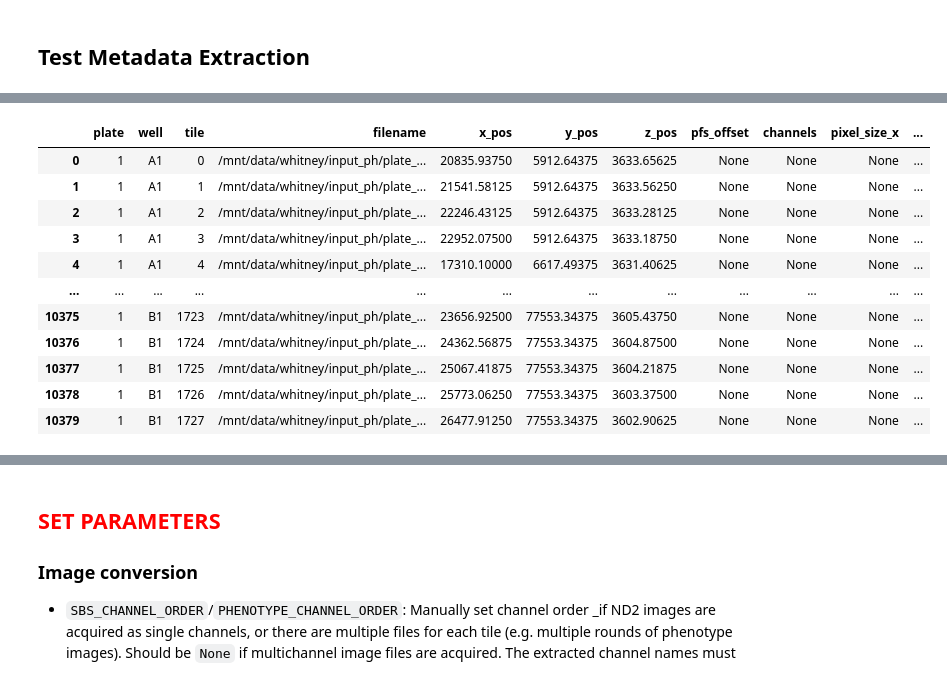
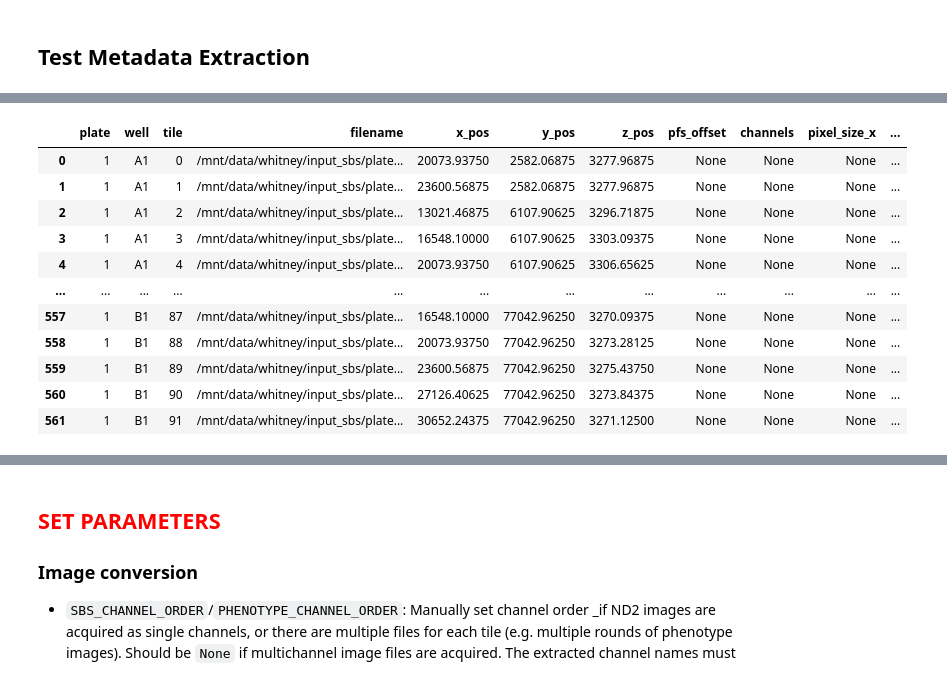
Before and after one commit to cheeseman-lab/whitney-analysis, a Jupyter notebook: analysis/0.configure_preprocess_params.ipynb, the cells around one changed output, grey strips where cells are left out. Saved outputs shown, nothing was run; the diff lists cells and outputs as text; code cells hidden in the pictures.

Commit message:
full plate 1 preprocessing, including sbs plate 1

```diff
--- a/analysis/0.configure_preprocess_params.ipynb
+++ b/analysis/0.configure_preprocess_params.ipynb
@@ -321,11 +349,11 @@ Phenotype wildcard combos (tile organization):
 - `*_METADATA_SAMPLES_DF_FP`: Where to save the metadata file inventory
 # %%
 # Set metadata extraction parameters
-SBS_METADATA_IMAGES_DIR_FP = None
-SBS_METADATA_PATH_PATTERN = None
-SBS_METADATA_PATH_METADATA = None
-SBS_METADATA_ORDER_TYPE = None
-SBS_METADATA_SAMPLES_DF_FP = None
+SBS_METADATA_IMAGES_DIR_FP = Path("/mnt/data/whitney/input_sbs/")
+SBS_METADATA_PATH_PATTERN = r"plate_(\d+)/c(\d+)/[^/]+/0/coordinates\.csv"
+SBS_METADATA_PATH_METADATA =  ["plate", "cycle"]
+SBS_METADATA_ORDER_TYPE = {"plate": int, "cycle": int}
+SBS_METADATA_SAMPLES_DF_FP = "config/sbs_metadata_samples.tsv"
 
 PHENOTYPE_METADATA_IMAGES_DIR_FP = Path("/mnt/data/whitney/input_ph/")
 PHENOTYPE_METADATA_PATH_PATTERN = r"plate_(\d+)/round_(\d+)/[^/]+/0/coordinates\.csv"
@@ -375,36 +416,36 @@ Phenotype metadata files found:
 # %% [markdown]
 ## Test Metadata Extraction
 # %%
-# if len(sbs_samples) > 0:
-#     print("Testing SBS metadata extraction...")
+if len(sbs_samples) > 0:
+    print("Testing SBS metadata extraction...")
 
-#     # Get metadata file for this specific sample
-#     if len(sbs_metadata_samples) > 0:
-#         # Find matching metadata file
-#         test_metadata_file = get_sample_fps(
-#             sbs_metadata_samples,
-#             plate=sbs_samples["plate"].iloc[0],
-#             cycle=sbs_samples["cycle"].iloc[0] if "cycle" in sbs_samples.columns else None
-#         )
-#         print(f"Using metadata file: {test_metadata_file}")
-#     else:
-#         test_metadata_file = None
-#         print("No metadata files - extracting from image files")
+    # Get metadata file for this specific sample
+    if len(sbs_metadata_samples) > 0:
+        # Find matching metadata file
+        test_metadata_file = get_sample_fps(
+            sbs_metadata_samples,
+            plate=sbs_samples["plate"].iloc[0],
+            cycle=sbs_samples["cycle"].iloc[0] if "cycle" in sbs_samples.columns else None
+        )
+        print(f"Using metadata file: {test_metadata_file}")
+    else:
+        test_metadata_file = None
+        print("No metadata files - extracting from image files")
 
-#     # Extract metadata using unified function
-#     test_sbs_metadata = extract_metadata(
-#         sbs_samples["sample_fp"].iloc[0],
-#         plate=sbs_samples["plate"].iloc[0],
-#         well=sbs_samples["well"].iloc[0],
-#         tile=sbs_samples["tile"].iloc[0] if "tile" in sbs_samples.columns else 0,
-#         cycle=sbs_samples.get("cycle", [None]).iloc[0],
-#         data_format=SBS_DATA_FORMAT,
-#         data_organization=SBS_DATA_ORGANIZATION,
-#         metadata_file_path=test_metadata_file,
-#         verbose=True
-#     )
-#     print("SBS test metadata:")
-#     display(test_sbs_metadata)
+    # Extract metadata using unified function
+    test_sbs_metadata = extract_metadata(
+        sbs_samples["sample_fp"].iloc[0],
+        plate=sbs_samples["plate"].iloc[0],
+        well=sbs_samples["well"].iloc[0],
+        tile=sbs_samples["tile"].iloc[0] if "tile" in sbs_samples.columns else 0,
+        cycle=sbs_samples.get("cycle", [None]).iloc[0],
+        data_format=SBS_DATA_FORMAT,
+        data_organization=SBS_DATA_ORGANIZATION,
+        metadata_file_path=test_metadata_file,
+        verbose=True
+    )
+    print("SBS test metadata:")
+    display(test_sbs_metadata)
 
 # Test phenotype metadata extraction
 if len(phenotype_samples) > 0:
@@ -447,12 +488,12 @@ Phenotype test metadata:
 |  | plate | well | tile | filename | x_pos | y_pos | z_pos | pfs_offset | channels | pixel_size_x | ... |
-| 0 | 1 | A1 | 0 | /mnt/data/whitney/input_ph/plate_... | 20835.93750 | 5912.64375 | 3633.65625 | None | None | None | ... |
-| 1 | 1 | A1 | 1 | /mnt/data/whitney/input_ph/plate_... | 21541.58125 | 5912.64375 | 3633.56250 | None | None | None | ... |
-| 2 | 1 | A1 | 2 | /mnt/data/whitney/input_ph/plate_... | 22246.43125 | 5912.64375 | 3633.28125 | None | None | None | ... |
-| 3 | 1 | A1 | 3 | /mnt/data/whitney/input_ph/plate_... | 22952.07500 | 5912.64375 | 3633.18750 | None | None | None | ... |
-| 4 | 1 | A1 | 4 | /mnt/data/whitney/input_ph/plate_... | 17310.10000 | 6617.49375 | 3631.40625 | None | None | None | ... |
+| 0 | 1 | A1 | 0 | /mnt/data/whitney/input_sbs/plate... | 20073.93750 | 2582.06875 | 3277.96875 | None | None | None | ... |
+| 1 | 1 | A1 | 1 | /mnt/data/whitney/input_sbs/plate... | 23600.56875 | 2582.06875 | 3277.96875 | None | None | None | ... |
+| 2 | 1 | A1 | 2 | /mnt/data/whitney/input_sbs/plate... | 13021.46875 | 6107.90625 | 3296.71875 | None | None | None | ... |
+| 3 | 1 | A1 | 3 | /mnt/data/whitney/input_sbs/plate... | 16548.10000 | 6107.90625 | 3303.09375 | None | None | None | ... |
+| 4 | 1 | A1 | 4 | /mnt/data/whitney/input_sbs/plate... | 20073.93750 | 6107.90625 | 3306.65625 | None | None | None | ... |
 | ... | ... | ... | ... | ... | ... | ... | ... | ... | ... | ... | ... |
-| 10375 | 1 | B1 | 1723 | /mnt/data/whitney/input_ph/plate_... | 23656.92500 | 77553.34375 | 3605.43750 | None | None | None | ... |
-| 10376 | 1 | B1 | 1724 | /mnt/data/whitney/input_ph/plate_... | 24362.56875 | 77553.34375 | 3604.87500 | None | None | None | ... |
-| 10377 | 1 | B1 | 1725 | /mnt/data/whitney/input_ph/plate_... | 25067.41875 | 77553.34375 | 3604.21875 | None | None | None | ... |
-| 10378 | 1 | B1 | 1726 | /mnt/data/whitney/input_ph/plate_... | 25773.06250 | 77553.34375 | 3603.37500 | None | None | None | ... |
-| 10379 | 1 | B1 | 1727 | /mnt/data/whitney/input_ph/plate_... | 26477.91250 | 77553.34375 | 3602.90625 | None | None | None | ... |
+| 557 | 1 | B1 | 87 | /mnt/data/whitney/input_sbs/plate... | 16548.10000 | 77042.96250 | 3270.09375 | None | None | None | ... |
+| 558 | 1 | B1 | 88 | /mnt/data/whitney/input_sbs/plate... | 20073.93750 | 77042.96250 | 3273.28125 | None | None | None | ... |
+| 559 | 1 | B1 | 89 | /mnt/data/whitney/input_sbs/plate... | 23600.56875 | 77042.96250 | 3275.43750 | None | None | None | ... |
+| 560 | 1 | B1 | 90 | /mnt/data/whitney/input_sbs/plate... | 27126.40625 | 77042.96250 | 3273.84375 | None | None | None | ... |
+| 561 | 1 | B1 | 91 | /mnt/data/whitney/input_sbs/plate... | 30652.24375 | 77042.96250 | 3271.12500 | None | None | None | ... |
```
Also changed, not shown: parts of 6 cells of this notebook, 3 other files.
